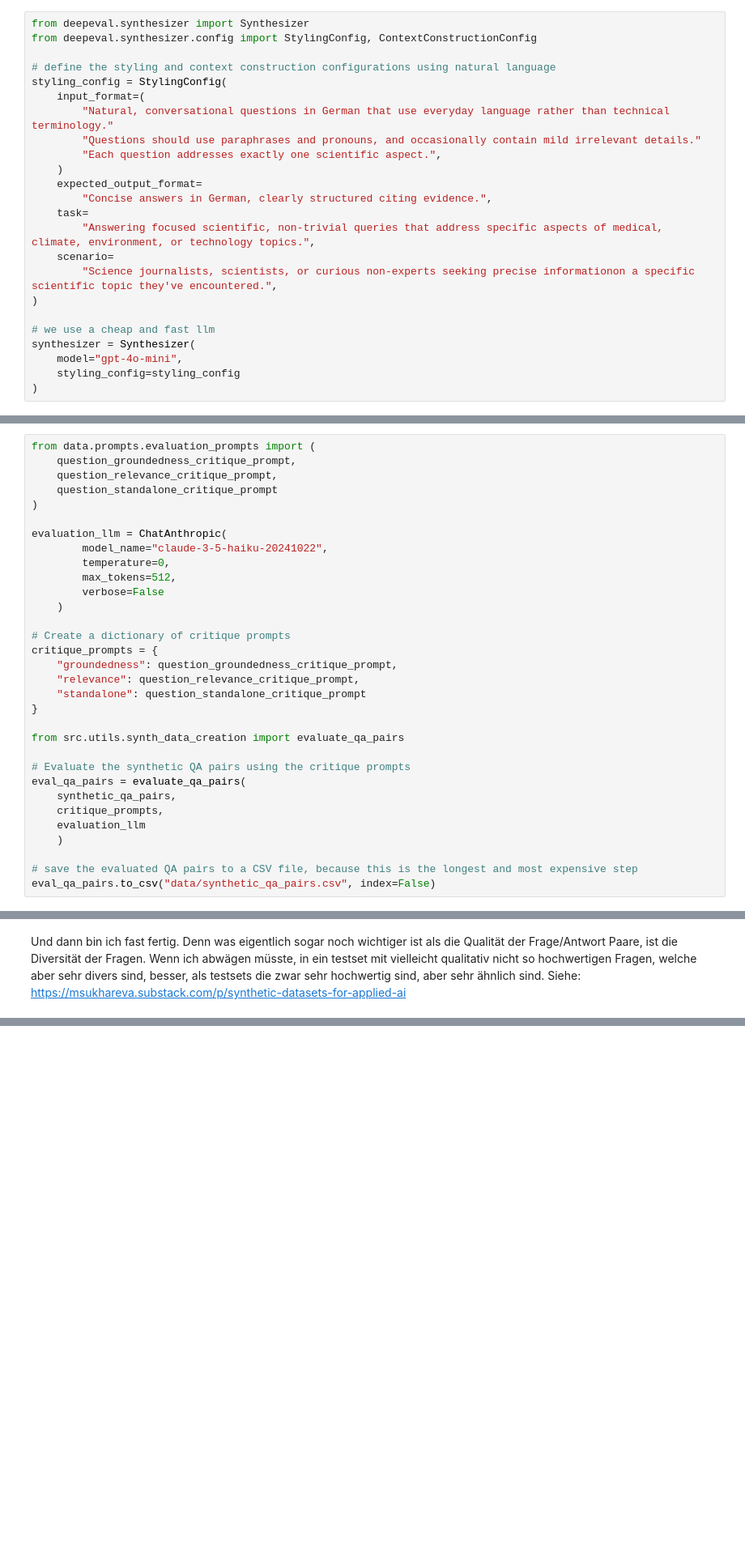
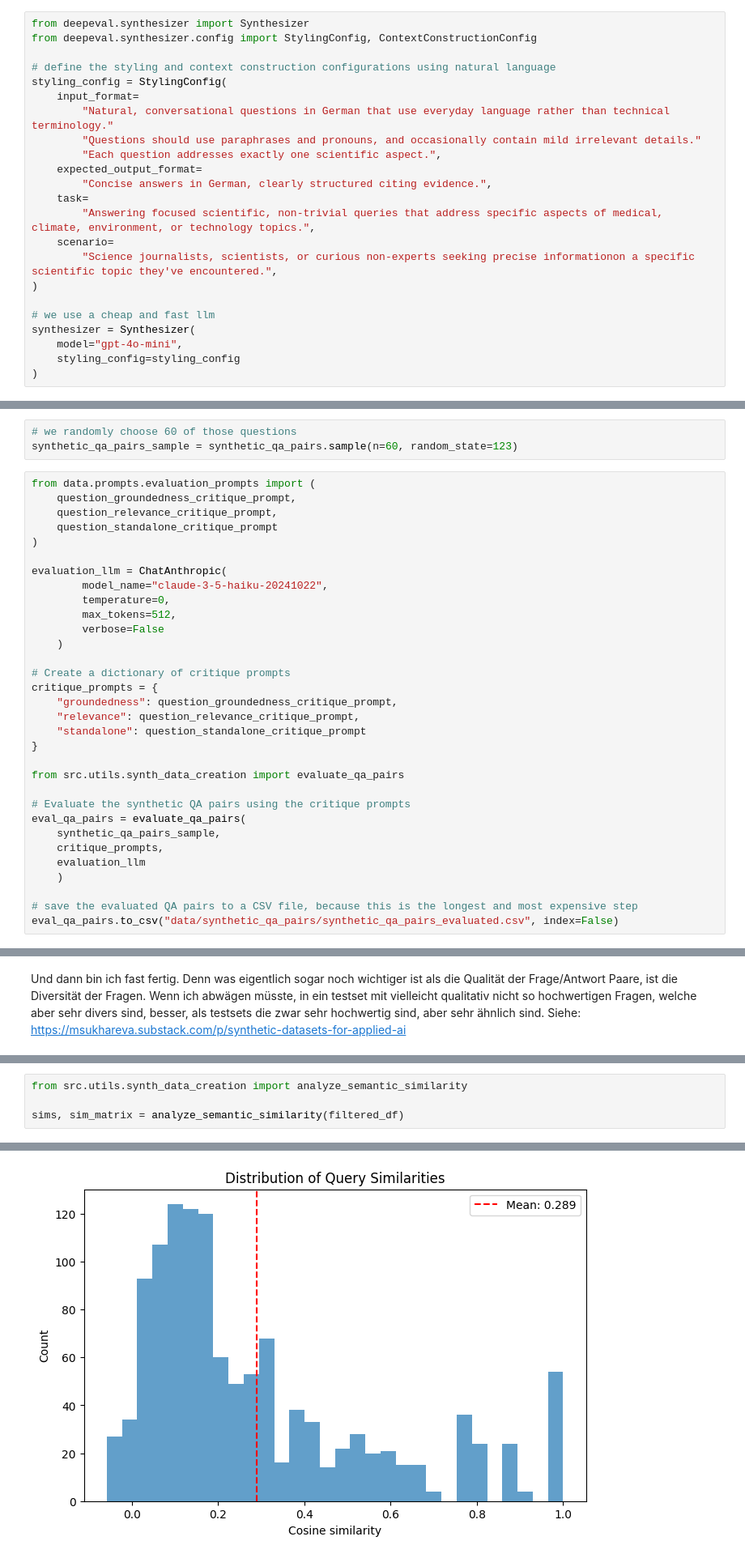
Before and after one commit to sciencemediacenter/lab_scicar2025_rag_workshop, a Jupyter notebook: notebooks/02_create_synthetic_dataset.ipynb, the cells around one changed output, grey strips where cells are left out. Shown: that part at 81% size. Saved outputs shown, nothing was run; the diff lists cells and outputs as text; blank space fills up the shorter version.

```diff
--- a/notebooks/02_create_synthetic_dataset.ipynb
+++ b/notebooks/02_create_synthetic_dataset.ipynb
@@ -70,11 +61,10 @@ from deepeval.synthesizer.config import StylingConfig, ContextConstructionConfig
 
 # define the styling and context construction configurations using natural language
 styling_config = StylingConfig(
-    input_format=(
+    input_format=
         "Natural, conversational questions in German that use everyday language rather than technical terminology."
         "Questions should use paraphrases and pronouns, and occasionally contain mild irrelevant details."
         "Each question addresses exactly one scientific aspect.",
-    )
     expected_output_format=
         "Concise answers in German, clearly structured citing evidence.",
     task=
@@ -175,6 +164,9 @@ In diesem Fall geht es v.a. um folgende Punkte:
 <br>
 <br>
 Das Bewertungs-LLM vergibt für jedes Kriterium **einen Score von 1 bis 5**. Diese Werte bilden anschließend die Grundlage für unseren Qualitäts­filter.
+# %%
+# we randomly choose 60 of those questions
+synthetic_qa_pairs_sample = synthetic_qa_pairs.sample(n=60, random_state=123)
 # %%
 from data.prompts.evaluation_prompts import (
     question_groundedness_critique_prompt,
@@ -200,10 +192,10 @@ from src.utils.synth_data_creation import evaluate_qa_pairs
 
 # Evaluate the synthetic QA pairs using the critique prompts
 eval_qa_pairs = evaluate_qa_pairs(
-    synthetic_qa_pairs,
+    synthetic_qa_pairs_sample,
     critique_prompts,
     evaluation_llm
     )
 
 # save the evaluated QA pairs to a CSV file, because this is the longest and most expensive step
-eval_qa_pairs.to_csv("data/synthetic_qa_pairs.csv", index=False)
+eval_qa_pairs.to_csv("data/synthetic_qa_pairs/synthetic_qa_pairs_evaluated.csv", index=False)
@@ -288,0 +260,5 @@ synthetic_qa_pairs
+# %%
+from src.utils.synth_data_creation import analyze_semantic_similarity
+
+sims, sim_matrix = analyze_semantic_similarity(filtered_df)
+# %% [output]
@@ -289,2 +267,3 @@ synthetic_qa_pairs
+[figure, added]
 # %% [markdown]
 ## Zusammenfassung unseres Mini-Sets
```
Also changed, not shown: parts of 14 cells of this notebook, 3 other files.
